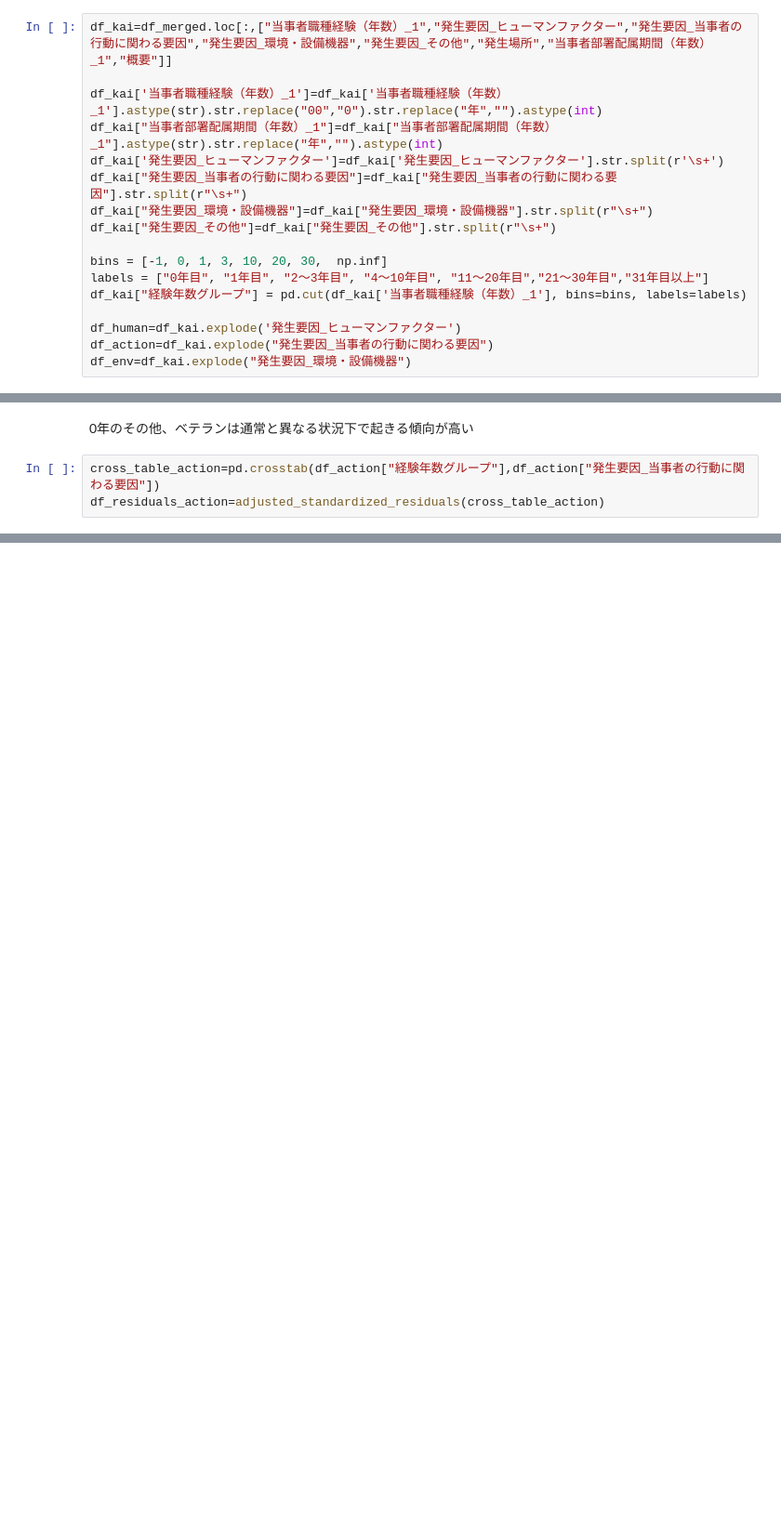
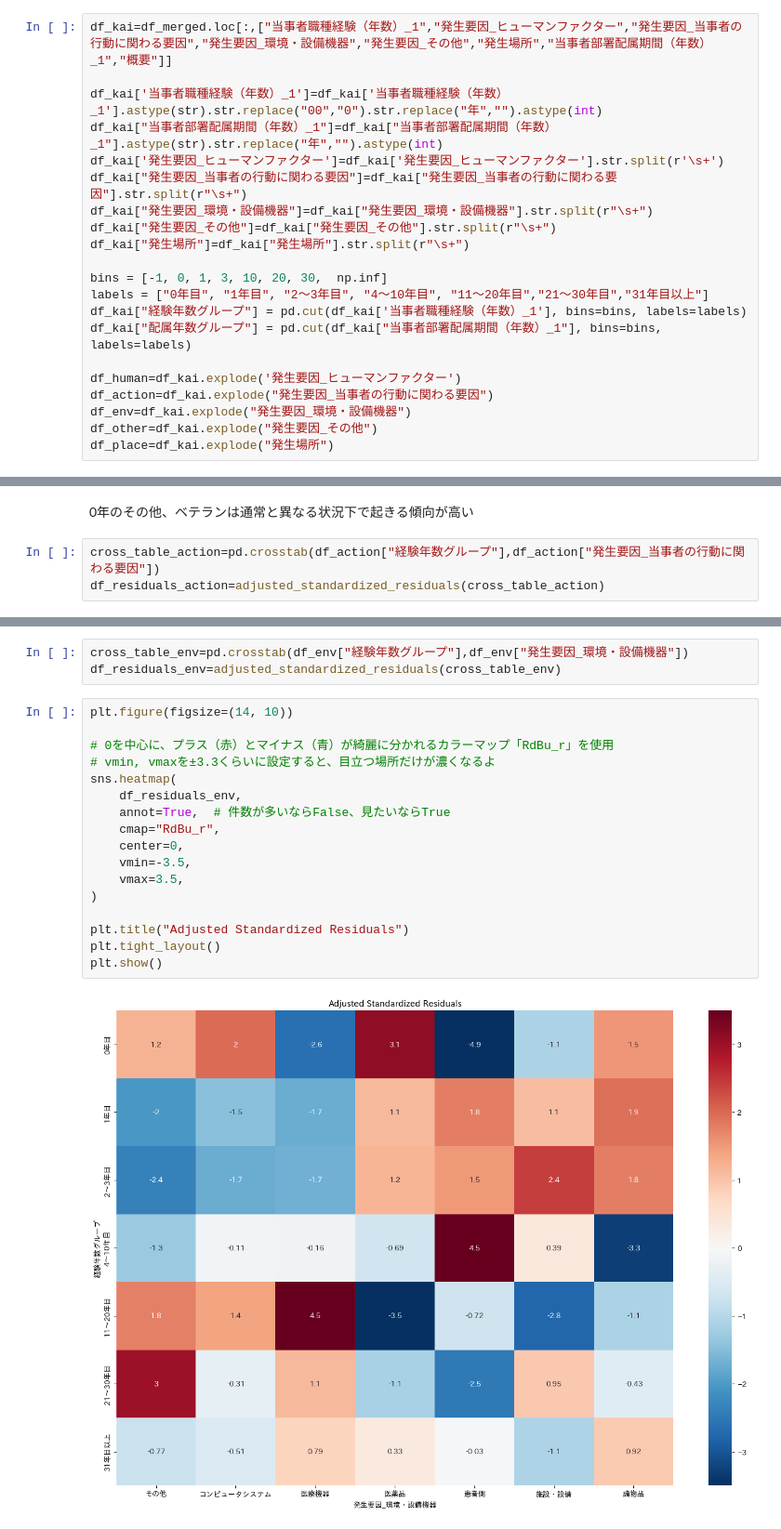
Before and after one commit to maizoh/Project_Shinshu, a Jupyter notebook: Project_Shinshu_2.ipynb, the cells around one changed output, grey strips where cells are left out. Shown at 93% size. Saved outputs shown, nothing was run; the diff lists cells and outputs as text; blank space fills up the shorter version.

```diff
--- a/Project_Shinshu_2.ipynb
+++ b/Project_Shinshu_2.ipynb
@@ -92,14 +93,18 @@ df_kai['発生要因_ヒューマンファクター']=df_kai['発生要因_ヒ
 df_kai["発生要因_当事者の行動に関わる要因"]=df_kai["発生要因_当事者の行動に関わる要因"].str.split(r"\s+")
 df_kai["発生要因_環境・設備機器"]=df_kai["発生要因_環境・設備機器"].str.split(r"\s+")
 df_kai["発生要因_その他"]=df_kai["発生要因_その他"].str.split(r"\s+")
+df_kai["発生場所"]=df_kai["発生場所"].str.split(r"\s+")
 
 bins = [-1, 0, 1, 3, 10, 20, 30,  np.inf]
 labels = ["0年目", "1年目", "2〜3年目", "4〜10年目", "11～20年目","21～30年目","31年目以上"]
 df_kai["経験年数グループ"] = pd.cut(df_kai['当事者職種経験（年数）_1'], bins=bins, labels=labels)
+df_kai["配属年数グループ"] = pd.cut(df_kai["当事者部署配属期間（年数）_1"], bins=bins, labels=labels)
 
 df_human=df_kai.explode('発生要因_ヒューマンファクター')
 df_action=df_kai.explode("発生要因_当事者の行動に関わる要因")
 df_env=df_kai.explode("発生要因_環境・設備機器")
+df_other=df_kai.explode("発生要因_その他")
+df_place=df_kai.explode("発生場所")
 # %%
 cross_table_human=pd.crosstab(df_human["経験年数グループ"],df_human['発生要因_ヒューマンファクター'])
 
@@ -184,0 +193,22 @@ plt.show()
+# %%
+cross_table_env=pd.crosstab(df_env["経験年数グループ"],df_env["発生要因_環境・設備機器"])
+df_residuals_env=adjusted_standardized_residuals(cross_table_env)
+# %%
+plt.figure(figsize=(14, 10))
+
+# 0を中心に、プラス（赤）とマイナス（青）が綺麗に分かれるカラーマップ「RdBu_r」を使用
+# vmin, vmaxを±3.3くらいに設定すると、目立つ場所だけが濃くなるよ
+sns.heatmap(
+    df_residuals_env,
+    annot=True,  # 件数が多いならFalse、見たいならTrue
+    cmap="RdBu_r",
+    center=0,
+    vmin=-3.5,
+    vmax=3.5,
+)
+
+plt.title("Adjusted Standardized Residuals")
+plt.tight_layout()
+plt.show()
+# %% [output]
+[figure, added]
```
Also changed, not shown: parts of 19 cells of this notebook.
